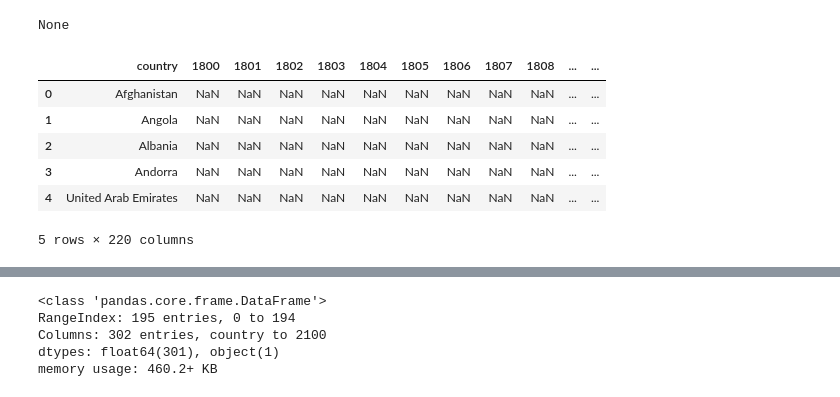
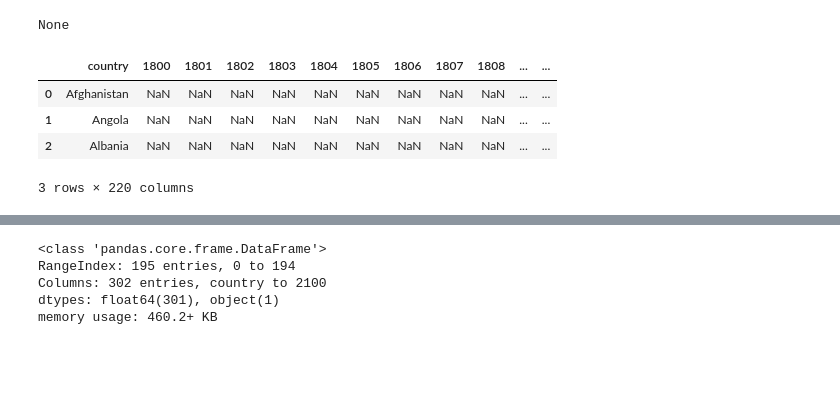
Before and after one commit to tabby42/gapminder_project, a Jupyter notebook: investigate_gapminderdata.ipynb, the cells around one changed output, grey strips where cells are left out. Cells and saved outputs as stored; diff of their text form; code cells hidden in the pictures; blank space fills up the shorter version.

```diff
--- a/investigate_gapminderdata.ipynb
+++ b/investigate_gapminderdata.ipynb
@@ -88,15 +101,13 @@ dtypes: float64(215), object(5)
 memory usage: 333.6+ KB
 None
 # %%
-display(co2.head())
+display(co2.head(3))
 # %% [output]
 |  | country | 1800 | 1801 | 1802 | 1803 | 1804 | 1805 | 1806 | 1807 | 1808 | ... | ... |
 | 0 | Afghanistan | NaN | NaN | NaN | NaN | NaN | NaN | NaN | NaN | NaN | ... | ... |
 | 1 | Angola | NaN | NaN | NaN | NaN | NaN | NaN | NaN | NaN | NaN | ... | ... |
 | 2 | Albania | NaN | NaN | NaN | NaN | NaN | NaN | NaN | NaN | NaN | ... | ... |
-| 3 | Andorra | NaN | NaN | NaN | NaN | NaN | NaN | NaN | NaN | NaN | ... | ... |
-| 4 | United Arab Emirates | NaN | NaN | NaN | NaN | NaN | NaN | NaN | NaN | NaN | ... | ... |
-5 rows × 220 columns
+3 rows × 220 columns
 # %%
 #load data for agricultural area in %
 agri_area = pd.read_csv('./gapminder_data/agricultural_land_percent_of_land_area.csv')
```
Also changed, not shown: parts of 48 cells of this notebook, 4 other files.
